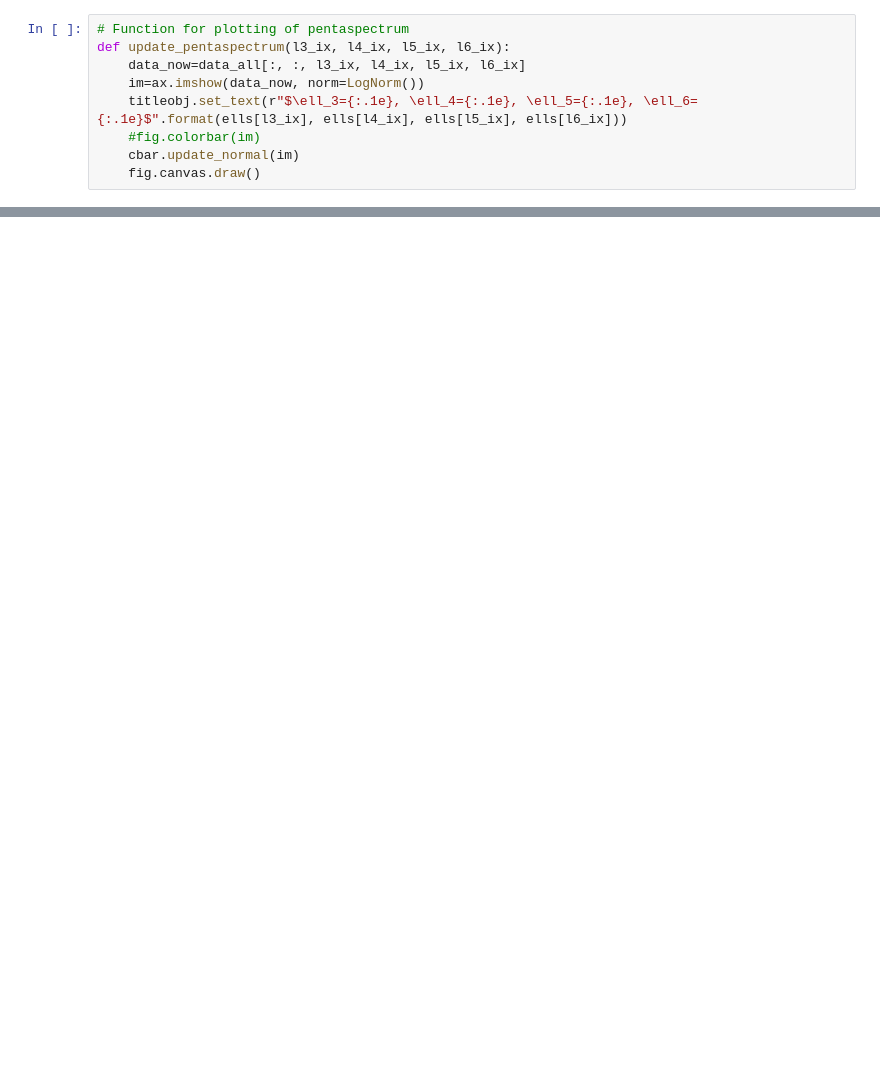
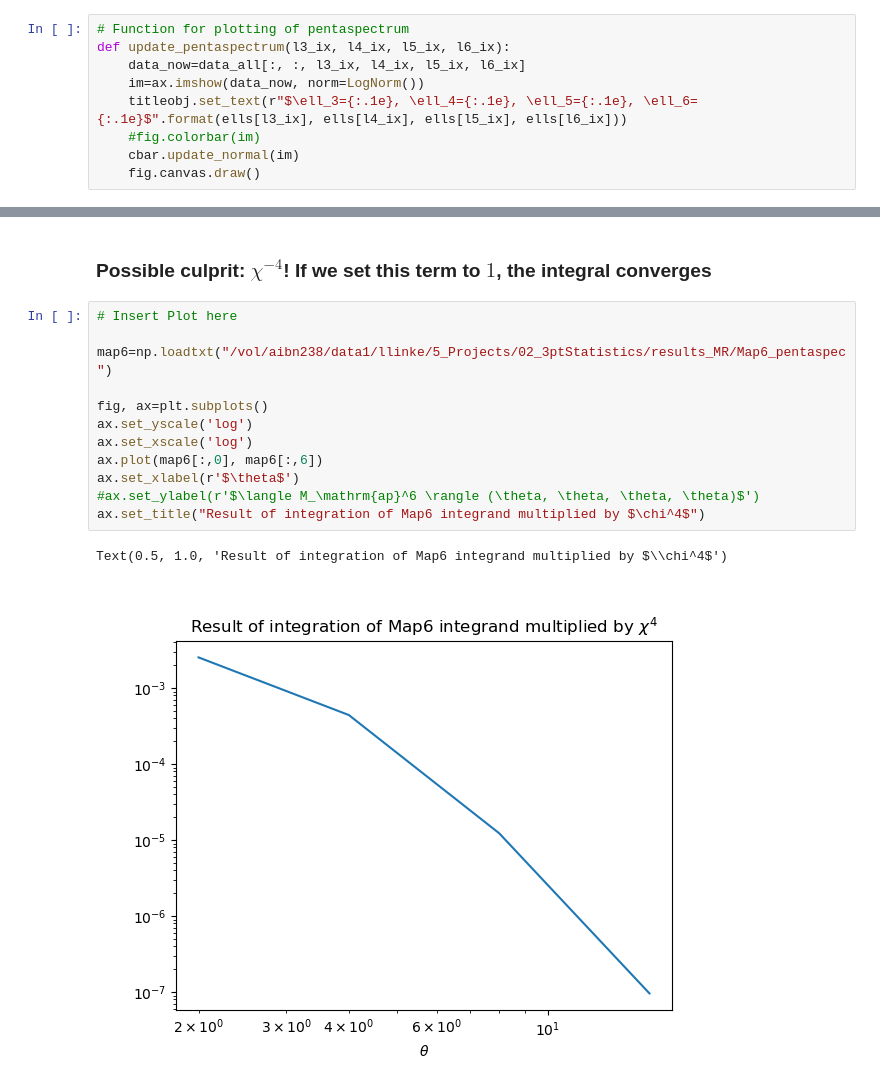
Before and after one commit to sheydenreich/threepoint, a Jupyter notebook: python_scripts/plotPolyspectra.ipynb, the cells around one changed output, grey strips where cells are left out. Drawn from its saved outputs; the diff is of its cells as text; blank space fills up the shorter version.

Commit message:
Plots für Pentaspektrum

```diff
--- a/python_scripts/plotPolyspectra.ipynb
+++ b/python_scripts/plotPolyspectra.ipynb
@@ -158,0 +59,17 @@ interactive(children=(IntSlider(value=2, description='l3_ix', max=4), IntSlider(
+# %% [markdown]
+### Possible culprit: $\chi^{-4}$! If we set this term to $1$, the integral converges
+# %%
+# Insert Plot here
+
+map6=np.loadtxt("/vol/aibn238/data1/llinke/5_Projects/02_3ptStatistics/results_MR/Map6_pentaspec")
+
+fig, ax=plt.subplots()
+ax.set_yscale('log')
+ax.set_xscale('log')
+ax.plot(map6[:,0], map6[:,6])
+ax.set_xlabel(r'$\theta$')
+#ax.set_ylabel(r'$\langle M_\mathrm{ap}^6 \rangle (\theta, \theta, \theta, \theta)$')
+ax.set_title("Result of integration of Map6 integrand multiplied by $\chi^4$")
+# %% [output]
+Text(0.5, 1.0, 'Result of integration of Map6 integrand multiplied by $\\chi^4$')
+[figure, added]
```
Also changed, not shown: parts of 20 cells of this notebook.
